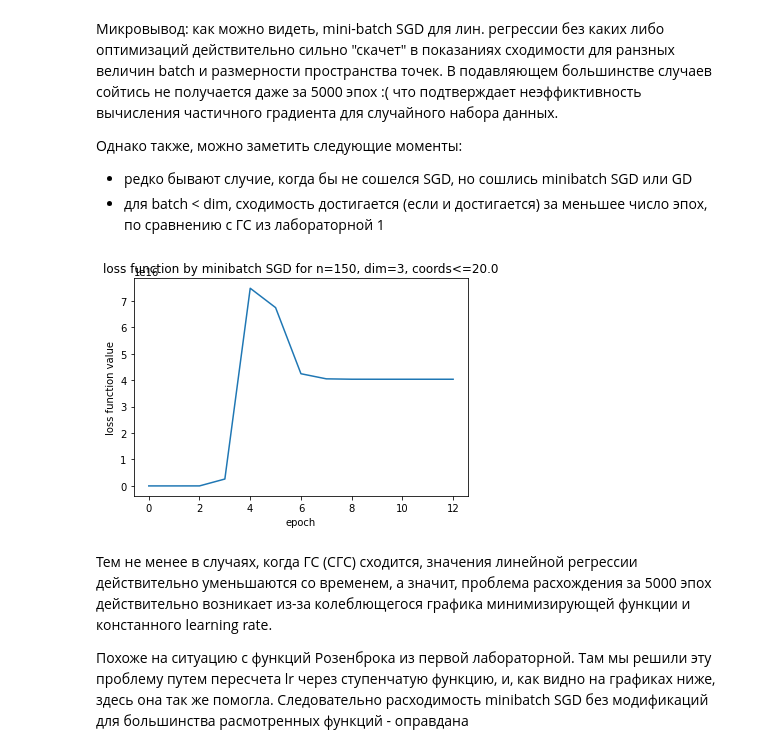
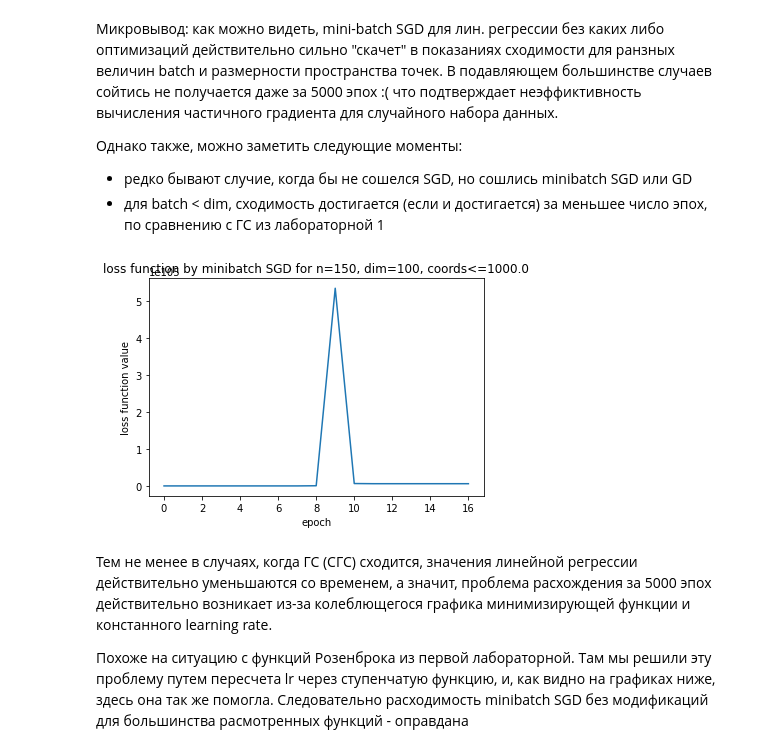
Before and after one commit to Volodka22/MetOpt, a Jupyter notebook: lab2/adam-and-co-copy.ipynb, the cells around one changed output. Drawn from its saved outputs; the diff is of its cells as text; code cells hidden in the pictures.

```diff
--- a/lab2/adam-and-co-copy.ipynb
+++ b/lab2/adam-and-co-copy.ipynb
@@ -23,8 +23,8 @@ DEFAULT_LR = 0.005
 # linear function, computes k-th coordinate by k-1 first
 #   coefficients - k-1-dim array
 #   x - k-1-dim array
-def f(coefficients, x):
-    return np.sum(coefficients * x)
+def f(coefficients, x, coefficient_bound = 0):
+    return np.sum(coefficients * x) + coefficient_bound * (2 * np.random.random_sample() - 1)
 
 # scale coord array into [0; 1] interval
 def scale_dim(coords):
@@ -75,9 +75,11 @@ def create_point_set(n, dim, coords_bound, coefficients_bound, coefficients = []
         coefficients = coefficients_bound * np.random.random_sample((dim - 1)) - coefficients_bound
     else:
         coefficients = np.asarray(coords_bound)
+
     y = np.asarray([])
     for i in range(0, n):
-        y = np.append(y, f(coefficients, x[i]))
+        y = np.append(y, f(coefficients, x[i], coefficients_bound))
+    # y = coords_bound * np.random.random_sample((n))
     return point_set(n, dim, x, y, coords_bound)
 
 # EPOCH_MAX = 1000
@@ -88,7 +90,7 @@ def create_point_set(n, dim, coords_bound, coefficients_bound, coefficients = []
 # input_wild = create_point_set(5, 6, 1000., 1.)
 # input_custom = create_point_set(30, 2, 20, 0, [-5, 3])
 EPOCH_MAX = 100
-input_2d = create_point_set(150, 2, 20., 2.)
+input_2d = create_point_set(150, 2, 20., 10.)
 input_3d = create_point_set(150, 3, 20., 2.)
 input_small = create_point_set(100, 10, 20., 1.)
 input_large = create_point_set(150, 100, 1000., 2.)
@@ -228,9 +243,9 @@ def print_loss_function_epochs(points, batch, lr = constant_lr, gd = sgd, name =
 * редко бывают случие, когда бы не сошелся SGD, но сошлись minibatch SGD или GD
 * для batch < dim, сходимость достигается (если и достигается) за меньшее число эпох, по сравнению с ГС из лабораторной 1
 # %%
-print_loss_function_epochs(input_3d, 50, lr=step_decay)
+print_loss_function_epochs(input_large, 150, lr=step_decay)
 # %% [output]
-[figure, old version]
+[figure, new version]
 # %% [markdown]
 Тем не менее в случаях, когда ГС (СГС) сходится, значения линейной регрессии действительно уменьшаются со временем, а значит, проблема расхождения за 5000 эпох действительно возникает из-за колеблющегося графика минимизирующей функции и констанного learning rate.
 
```
Also changed, not shown: parts of 9 cells of this notebook, 1 other file.
